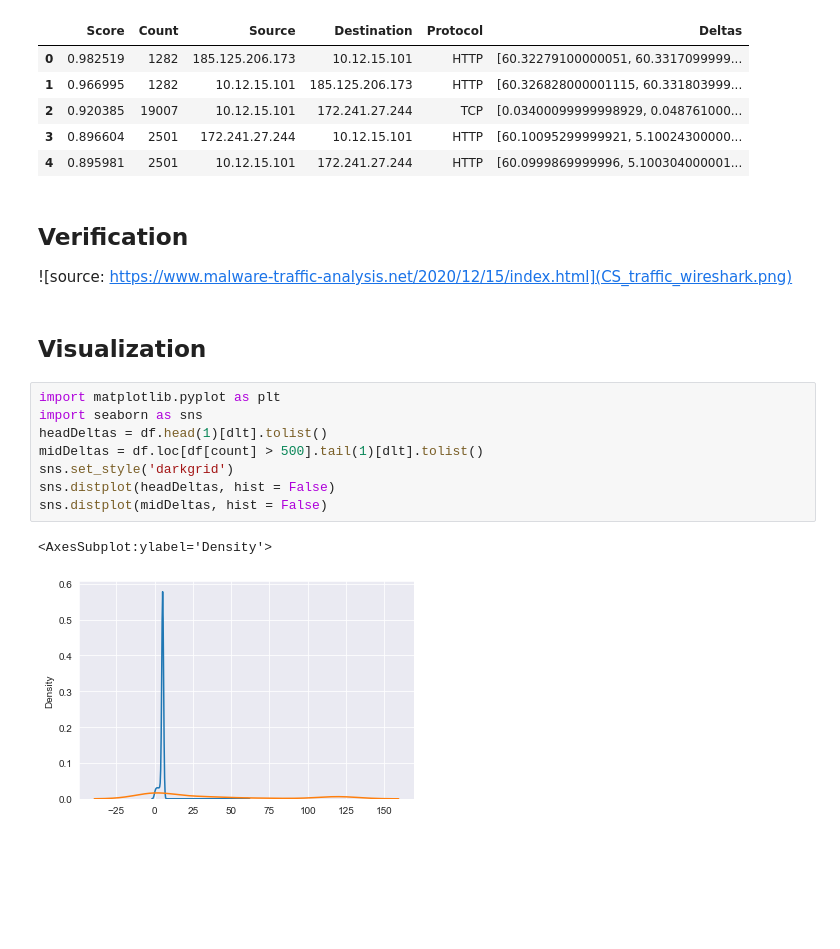
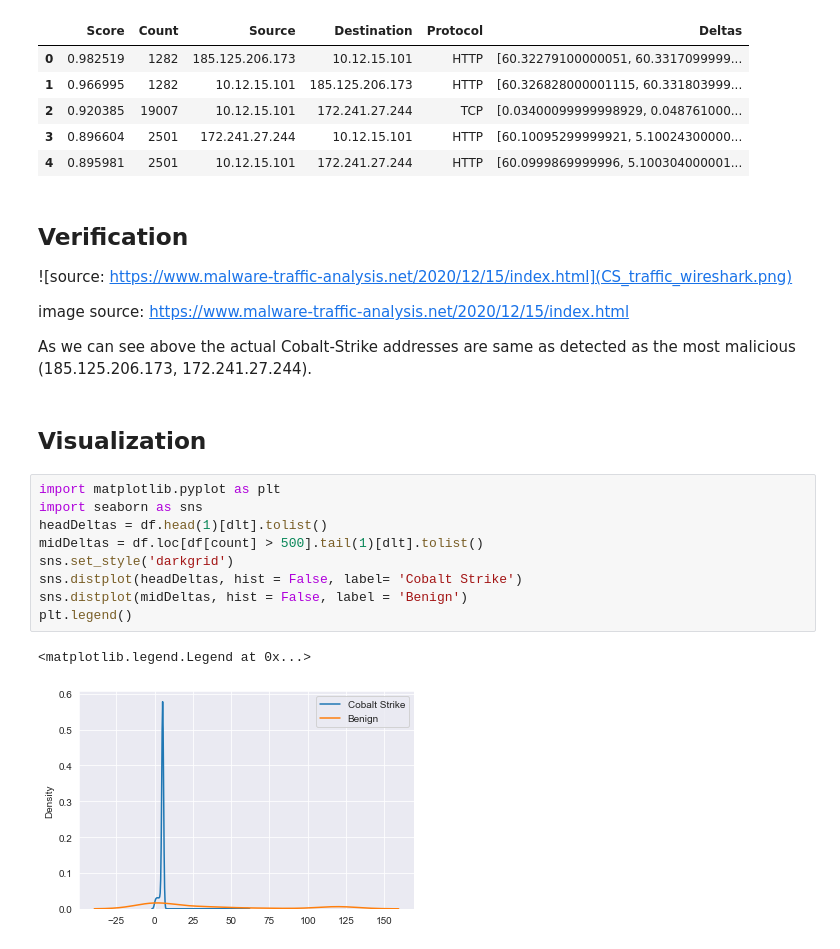
Before and after one commit to ppopiolek/c2-detection-using-statistical-analysis, a Jupyter notebook: RITA_pcap.ipynb, the cells around one changed output. Drawn from its saved outputs; the diff is of its cells as text; blank space fills up the shorter version.

Commit message:
added plot legend and image description

```diff
--- a/RITA_pcap.ipynb
+++ b/RITA_pcap.ipynb
@@ -287,16 +276,21 @@ df.loc[df[score] > 0.8]
 ## Verification
 
 ![source: https://www.malware-traffic-analysis.net/2020/12/15/index.html](CS_traffic_wireshark.png)
+
+image source: https://www.malware-traffic-analysis.net/2020/12/15/index.html
+
+As we can see above the actual Cobalt-Strike addresses are same as detected as the most malicious (185.125.206.173, 172.241.27.244).
 # %% [markdown]
 ## Visualization
 # %%
 import matplotlib.pyplot as plt
 import seaborn as sns
 headDeltas = df.head(1)[dlt].tolist()
 midDeltas = df.loc[df[count] > 500].tail(1)[dlt].tolist()
 sns.set_style('darkgrid')
-sns.distplot(headDeltas, hist = False)
-sns.distplot(midDeltas, hist = False)
+sns.distplot(headDeltas, hist = False, label= 'Cobalt Strike')
+sns.distplot(midDeltas, hist = False, label = 'Benign')
+plt.legend()
 # %% [output]
-<AxesSubplot:ylabel='Density'>
+<matplotlib.legend.Legend at 0x...>
-[figure, old version]
+[figure, new version]
```
Also changed, not shown: parts of 6 cells of this notebook.
